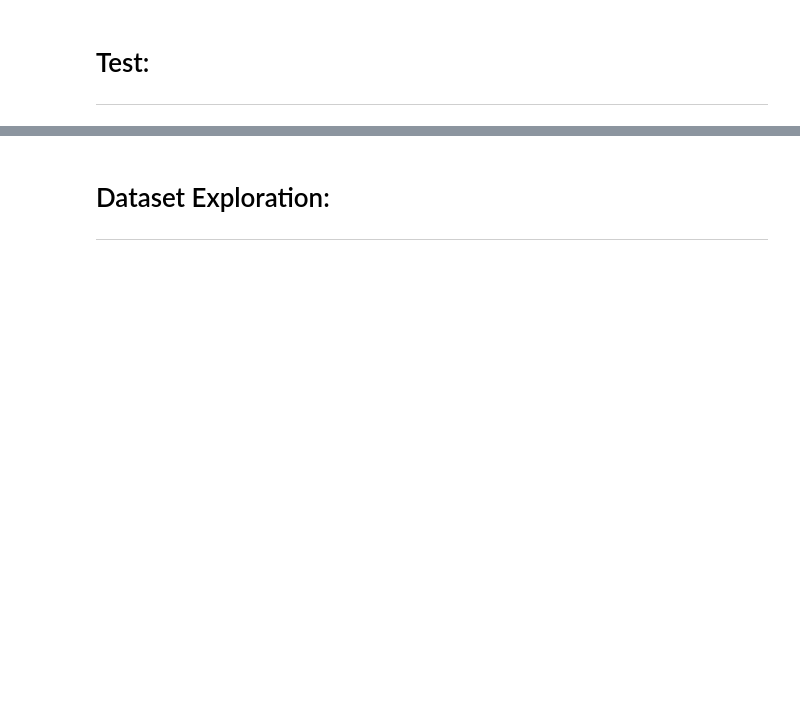
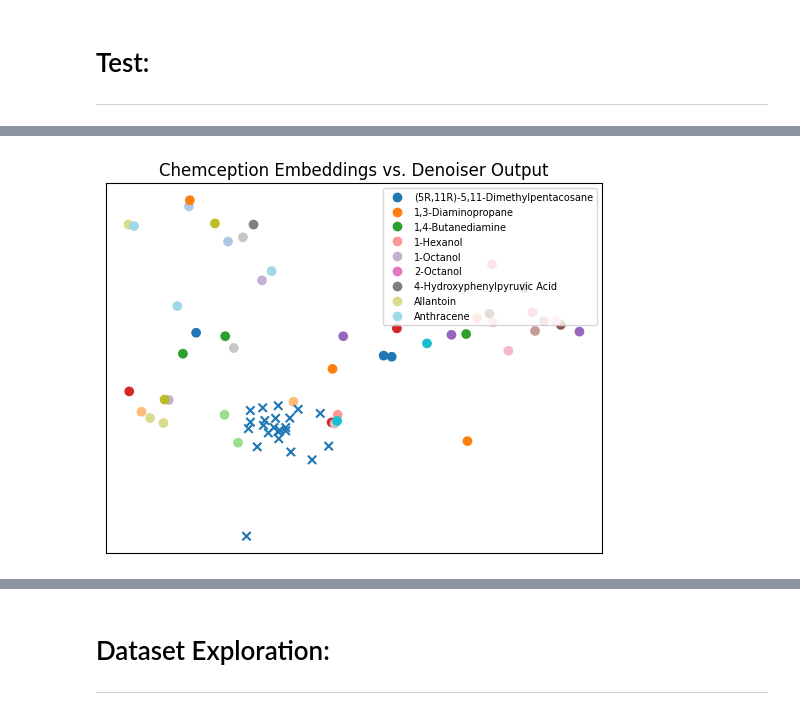
Before and after one commit to CateMerfeld/mass_spec, a Jupyter notebook: single_model/denoiser.ipynb, the cells around one changed output, grey strips where cells are left out. Saved outputs shown, nothing was run; the diff lists cells and outputs as text; code cells hidden in the pictures; blank space fills up the shorter version.

```diff
--- a/single_model/denoiser.ipynb
+++ b/single_model/denoiser.ipynb
@@ -265,7 +277,7 @@ def create_dataset_sections(spectra, embeddings, columns, batch_size=32, noise_l
 
     return input_data
 # %%
-def create_dataset(spectra, embeddings, test_chems = ['Succinic Acid'], instrument_idx = 8, batch_size=32, training_chems = None, noise_loc = None, noise_pct = None, test=False):
+def create_dataset(spectra, embeddings, test_chems = ['Succinic Acid'], instrument_idx = 8, batch_size=32, training_chems = None, noise_loc = None, noise_pct = None, test_noise_pct=None, test_emb_noise_pct=False):
   """
   Args:
   - spectra (pd.DataFrame): Mass spec data with observations as columns.
@@ -276,6 +288,7 @@ def create_dataset(spectra, embeddings, test_chems = ['Succinic Acid'], instrume
   - training_chems (list): When training small group models this param can be used to specify which chems to include in the dataset
   - noise_loc (str): Location for noise in the dataset - 'spectra', 'embeddings', 'conditions' or None
   - noise_pct (float): percent of noise to introduce to target location
+  - test_noise_pct (float): percent of noise to introduce to target location for test chemicals
 
   Returns:
     Tuple:
@@ -308,8 +321,9 @@ def create_dataset(spectra, embeddings, test_chems = ['Succinic Acid'], instrume
   else:
     train_cols = non_test_cols
 
-  train_input = create_dataset_sections(spectra, embeddings, train_cols, batch_size=batch_size, noise_loc=noise_loc, noise_pct=noise_pct)
-  test_input = create_dataset_sections(spectra, embeddings, test_cols, batch_size=batch_size, noise_loc=noise_loc, noise_pct=noise_pct, test=test)
+  # train_input = create_dataset_sections(spectra, embeddings, train_cols, batch_size=batch_size, noise_loc=noise_loc, noise_pct=noise_pct)
+  train_input = create_dataset_sections(spectra, embeddings, train_cols, batch_size=batch_size, noise_loc=noise_loc, noise_pct=noise_pct, test_emb_noise_pct=test_emb_noise_pct)
+  test_input = create_dataset_sections(spectra, embeddings, test_cols, batch_size=batch_size, noise_loc=noise_loc, noise_pct=test_noise_pct, test_emb_noise_pct=test_emb_noise_pct)
 
   return train_input, test_input
 # %%
@@ -613,0 +705,5 @@ Weighted cosine similarity is:  0.57
+# %%
+test_output_embeddings = [vec[-512:].detach().numpy() for vec in test_output]
+plot_emb_pca(embeddings, test_output_embeddings, test_labels, all_chemical_names)
+# %% [output]
+[figure, added]
```
Also changed, not shown: parts of 25 cells of this notebook, 1 other file.
